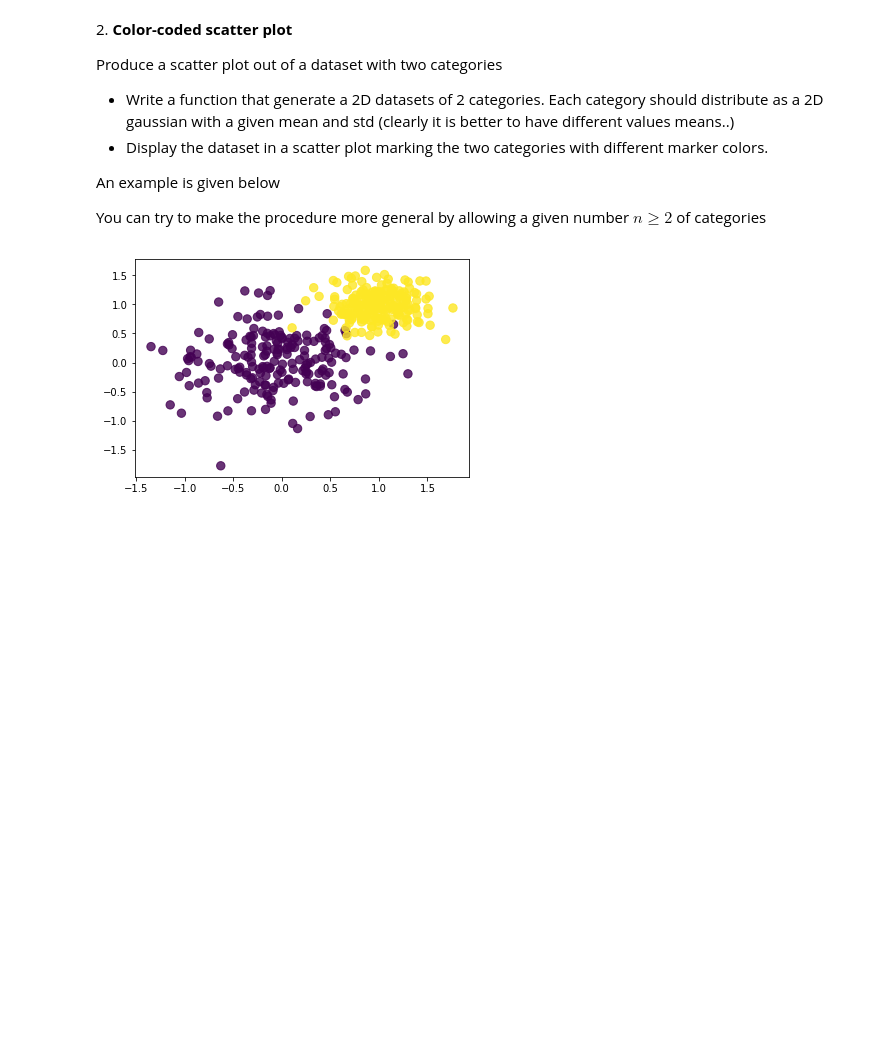
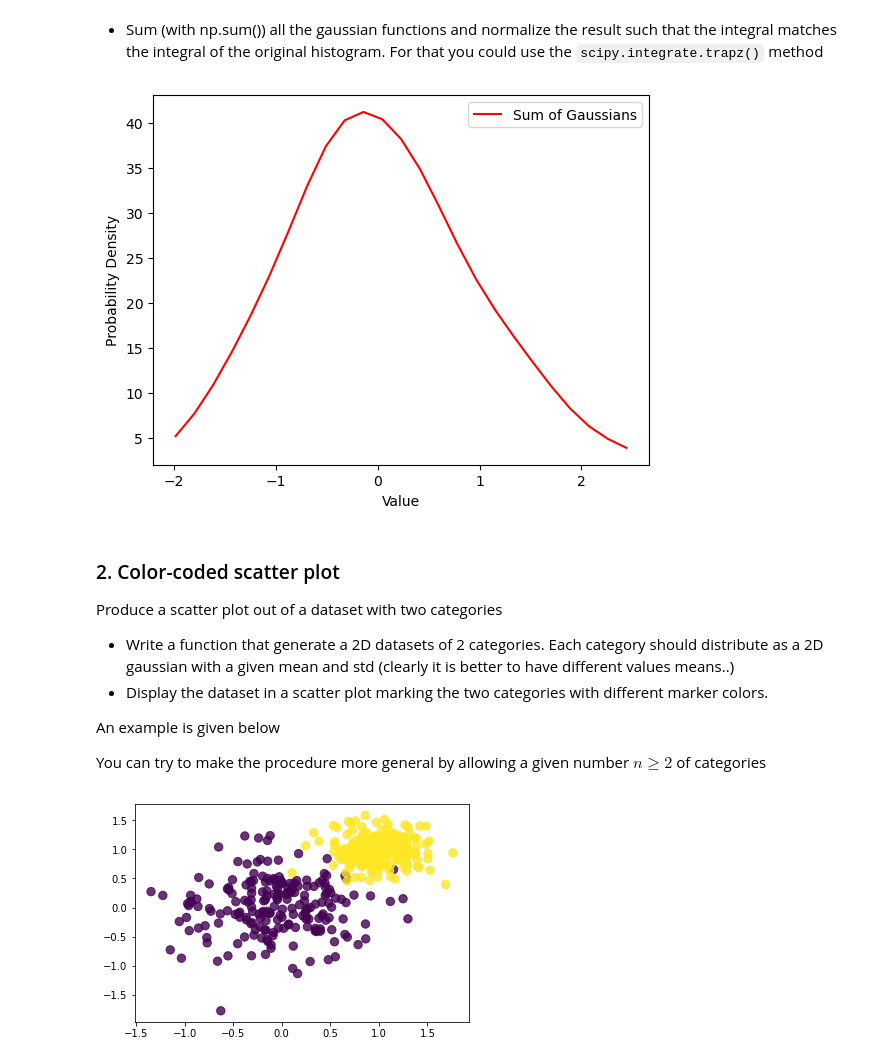
Before and after one commit to Kallo27/LaboratoryOfComputationalPhysics_Y6, a Jupyter notebook: 07ex/07ex_Visualization.ipynb, the cells around one changed output. Cells and saved outputs as stored; diff of their text form; code cells hidden in the pictures; blank space fills up the shorter version.

```diff
--- a/07ex/07ex_Visualization.ipynb
+++ b/07ex/07ex_Visualization.ipynb
@@ -17,5 +70,22 @@ you can use the scipy function `stats.norm()` for that.
+# %% [markdown]
+* Sum (with np.sum()) all the gaussian functions and normalize the result such that the integral matches the integral of the original histogram. For that you could use the `scipy.integrate.trapz()` method
+# %%
+sum_of_gaussians = sum(gaussian for gaussian in gaussians)
+
+integral_hist = integrate.trapz(hist)
+integral_gaussians = integrate.trapz(sum_of_gaussians, bin_centers)
+sum_of_gaussians /= (integral_gaussians / integral_hist)
+
+plt.plot(bin_centers, sum_of_gaussians, label='Sum of Gaussians', color='red')
+plt.xlabel('Value')
+plt.ylabel('Probability Density')
+plt.legend()
+
+plt.show()
+# %% [output]
+[figure, added]
 # %% [markdown]
-2\. **Color-coded scatter plot**
+### 2\. Color-coded scatter plot
 
 Produce a scatter plot out of a dataset with two categories
 
```
Also changed, not shown: parts of 15 cells of this notebook, 4 other files.
